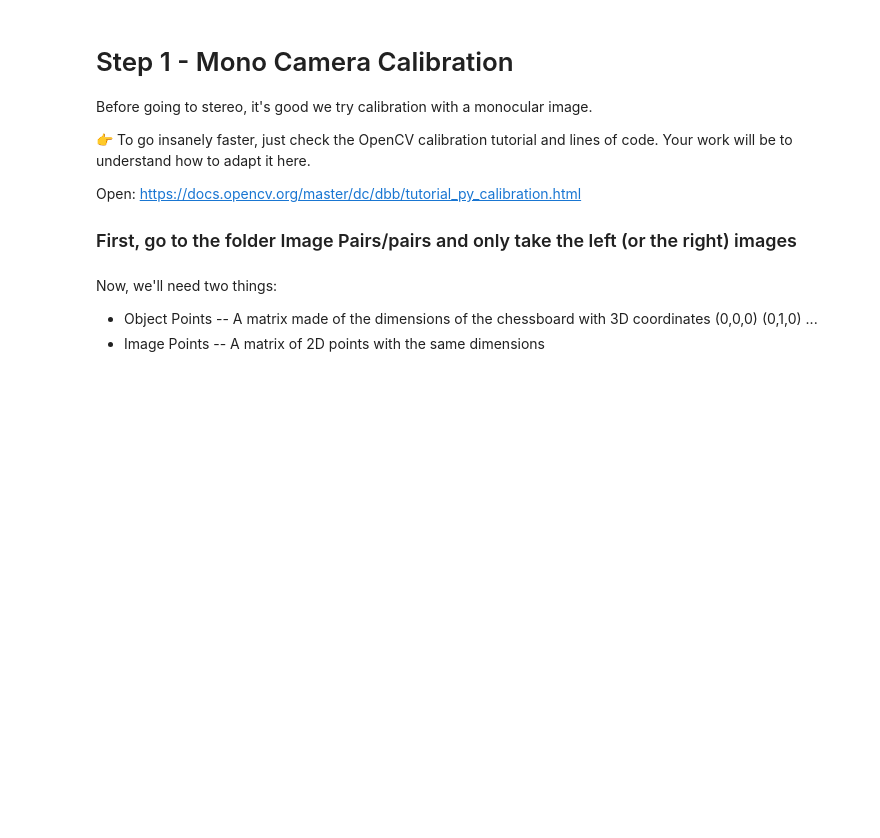
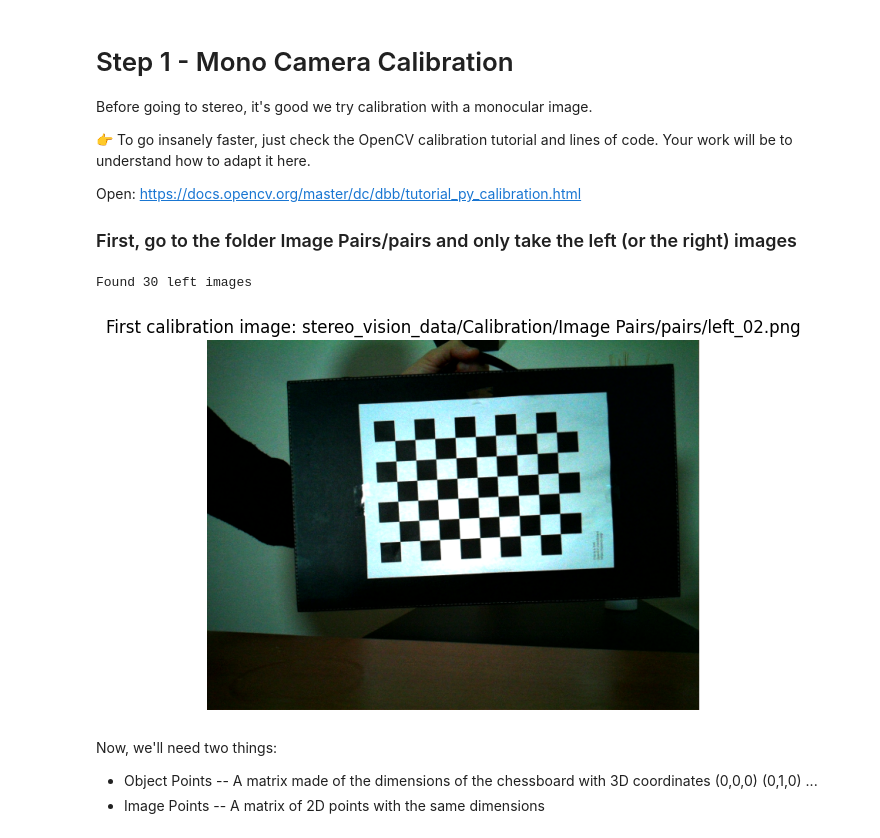
Before and after one commit to TeckTze/camera_calibration, a Jupyter notebook: Calibration_Starter.ipynb, the cells around one changed output. Saved outputs shown, nothing was run; the diff lists cells and outputs as text; code cells hidden in the pictures; blank space fills up the shorter version.

```diff
--- a/Calibration_Starter.ipynb
+++ b/Calibration_Starter.ipynb
@@ -49,9 +57,19 @@ Open: https://docs.opencv.org/master/dc/dbb/tutorial_py_calibration.html
 # %%
 ## TODO: Load the Left (or right) Images. You can use the GLOB API.
 
-calibration_images =
+calibration_images = glob.glob("stereo_vision_data/Calibration/Image Pairs/pairs/left_*.png")
+print(f"Found {len(calibration_images)} left images")
 
 ## TODO2: Show an image
+if calibration_images:
+    img = mpimg.imread(calibration_images[0])
+    plt.imshow(img)
+    plt.title(f"First calibration image: {calibration_images[0]}")
+    plt.axis("off")
+    plt.show()
+# %% [output]
+Found 30 left images
+[figure, added]
 # %% [markdown]
 Now, we'll need two things:
 *   Object Points -- A matrix made of the dimensions of the chessboard with 3D coordinates (0,0,0) (0,1,0) ...
```
Also changed, not shown: parts of 8 cells of this notebook.
